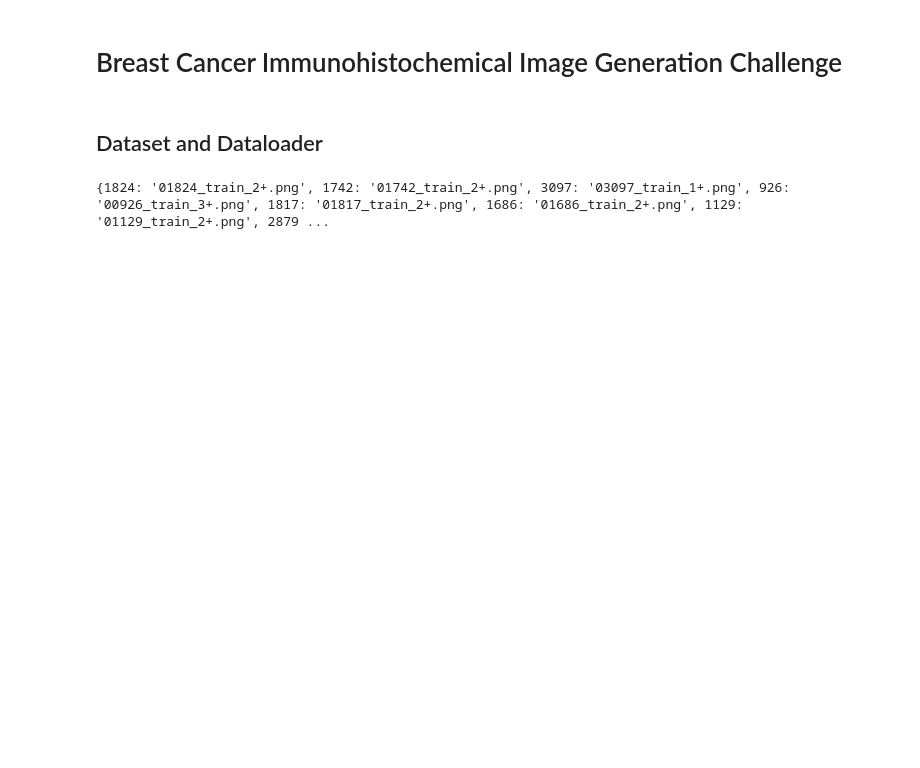
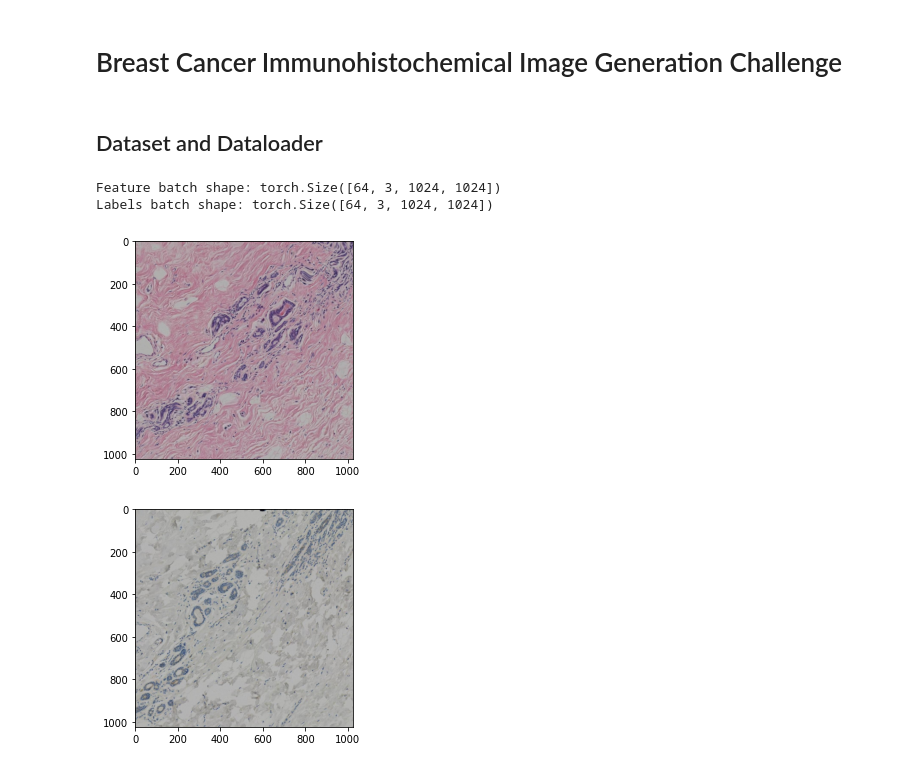
Before and after one commit to aadityanr/bci_challenge, a Jupyter notebook: bci_challenge_baseline.ipynb, the cells around one changed output. Saved outputs shown, nothing was run; the diff lists cells and outputs as text; code cells hidden in the pictures; blank space fills up the shorter version.

```diff
--- a/bci_challenge_baseline.ipynb
+++ b/bci_challenge_baseline.ipynb
@@ -7,32 +7,41 @@
 # %%
 import torch
 from torch.utils.data import Dataset
+from torch.utils.data import DataLoader
 from torchvision.io import read_image
 import pandas as pd
 import matplotlib.pyplot as plt
 import os
 
 class BCI_Dataset(Dataset):
     def __init__(self, img_dir):
         self.img_dir = img_dir
         search_path = os.path.join(self.img_dir,'HE')
-        def retrieveIndex(file_path):
-          file = os.path.basename(file_path)
-          tokens = file.split("_")
-          return int(tokens[0])
-        self.filenames = {retrieveIndex(x):os.path.basename(x) for x in os.listdir(search_path)}
-        print(self.filenames)
+        self.filenames = {i:os.path.basename(x) for i,x in enumerate(os.listdir(search_path))}
 
     def __len__(self):
         return len(self.filenames)
 
     def __getitem__(self, idx):
         he_path = os.path.join(self.img_dir,'HE', self.filenames[idx])
         he = read_image(he_path)
         ihc_path = os.path.join(self.img_dir,'IHC', self.filenames[idx])
         ihc = read_image(ihc_path)
         return he, ihc
 
 train_data = BCI_Dataset("drive/MyDrive/train/")
+train_dataloader = DataLoader(train_data, batch_size=64, shuffle=True)
+train_features, train_labels = next(iter(train_dataloader))
+print(f"Feature batch shape: {train_features.size()}")
+print(f"Labels batch shape: {train_labels.size()}")
+img = train_features[0].squeeze()
+label = train_labels[0].squeeze()
+plt.imshow(img.permute(1, 2, 0))
+plt.show()
+plt.imshow(label.permute(1, 2, 0))
+plt.show()
 # %% [output]
-{1824: '01824_train_2+.png', 1742: '01742_train_2+.png', 3097: '03097_train_1+.png', 926: '00926_train_3+.png', 1817: '01817_train_2+.png', 1686: '01686_train_2+.png', 1129: '01129_train_2+.png', 2879 ...
+Feature batch shape: torch.Size([64, 3, 1024, 1024])
+Labels batch shape: torch.Size([64, 3, 1024, 1024])
+[figure, added]
+[figure, added]
```
